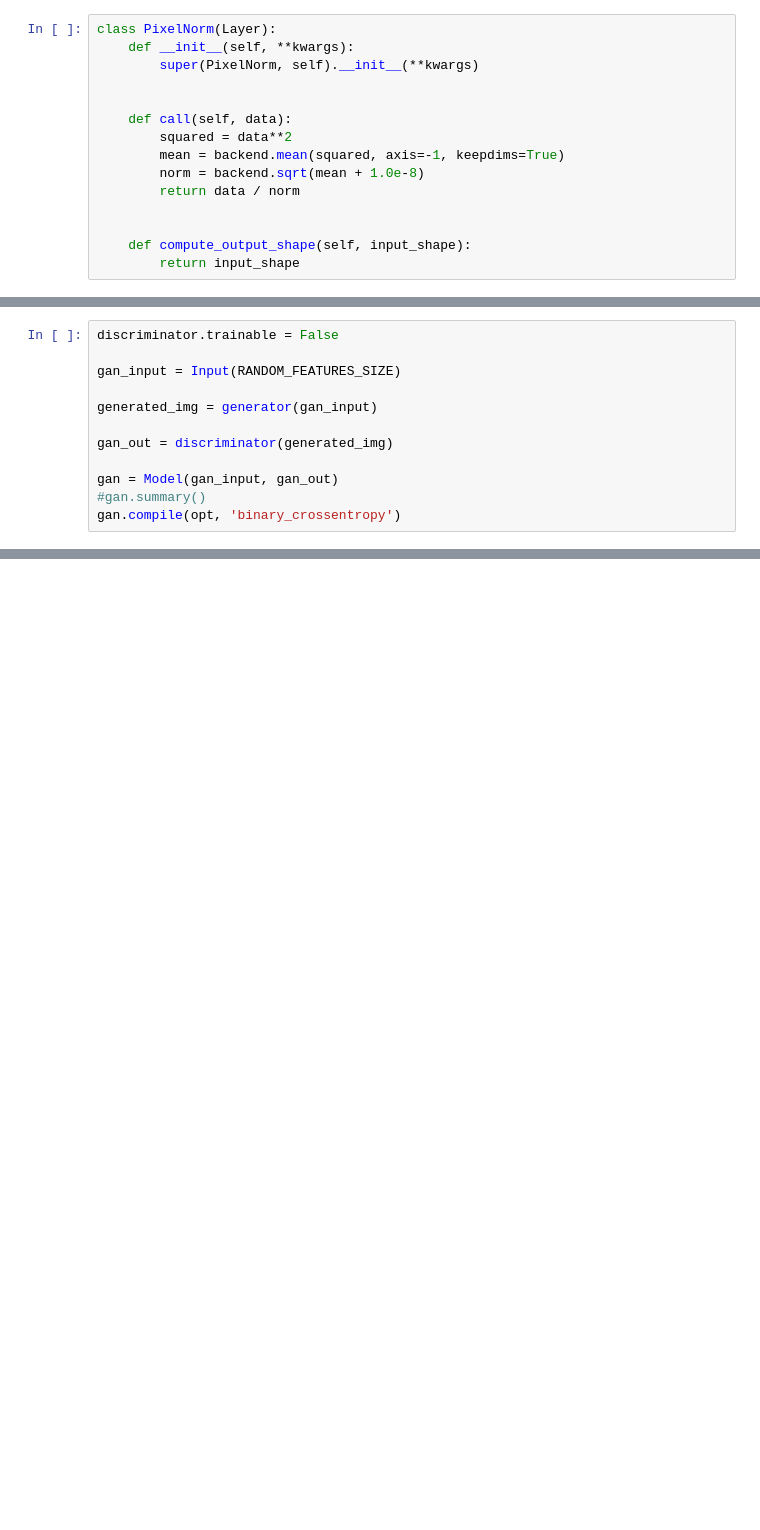
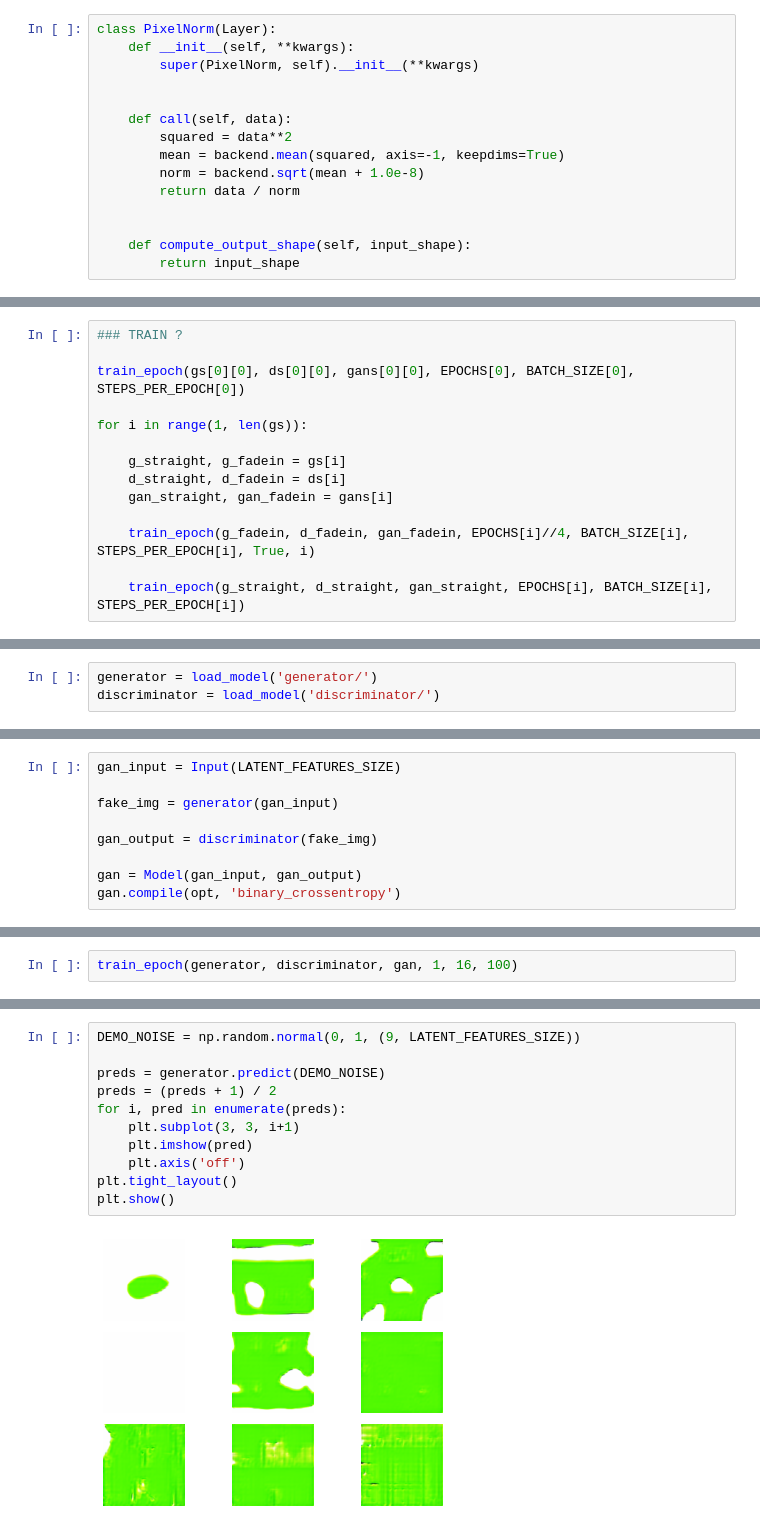
Before and after one commit to flash10042/Progressive-Gan, a Jupyter notebook: Tests.ipynb, the cells around one changed output, grey strips where cells are left out. Saved outputs shown, nothing was run; the diff lists cells and outputs as text; blank space fills up the shorter version.

Commit message:
Added models and examples

```diff
--- a/Tests.ipynb
+++ b/Tests.ipynb
@@ -146,0 +326,14 @@ discriminator.compile(opt, 'binary_crossentropy', ['accuracy'])
+# %%
+### TRAIN ?
+
+train_epoch(gs[0][0], ds[0][0], gans[0][0], EPOCHS[0], BATCH_SIZE[0], STEPS_PER_EPOCH[0])
+
+for i in range(1, len(gs)):
+
+    g_straight, g_fadein = gs[i]
+    d_straight, d_fadein = ds[i]
+    gan_straight, gan_fadein = gans[i]
+
+    train_epoch(g_fadein, d_fadein, gan_fadein, EPOCHS[i]//4, BATCH_SIZE[i], STEPS_PER_EPOCH[i], True, i)
+
+    train_epoch(g_straight, d_straight, gan_straight, EPOCHS[i], BATCH_SIZE[i], STEPS_PER_EPOCH[i])
@@ -146,0 +383,3 @@ discriminator.compile(opt, 'binary_crossentropy', ['accuracy'])
+# %%
+generator = load_model('generator/')
+discriminator = load_model('discriminator/')
@@ -147,12 +388,9 @@ discriminator.compile(opt, 'binary_crossentropy', ['accuracy'])
 # %%
-discriminator.trainable = False
+gan_input = Input(LATENT_FEATURES_SIZE)
 
-gan_input = Input(RANDOM_FEATURES_SIZE)
+fake_img = generator(gan_input)
 
-generated_img = generator(gan_input)
+gan_output = discriminator(fake_img)
 
-gan_out = discriminator(generated_img)
-
-gan = Model(gan_input, gan_out)
-#gan.summary()
+gan = Model(gan_input, gan_output)
 gan.compile(opt, 'binary_crossentropy')
@@ -209,0 +397,2 @@ KeyboardInterrupt:
+# %%
+train_epoch(generator, discriminator, gan, 1, 16, 100)
@@ -209,0 +401,13 @@ KeyboardInterrupt:
+# %%
+DEMO_NOISE = np.random.normal(0, 1, (9, LATENT_FEATURES_SIZE))
+
+preds = generator.predict(DEMO_NOISE)
+preds = (preds + 1) / 2
+for i, pred in enumerate(preds):
+    plt.subplot(3, 3, i+1)
+    plt.imshow(pred)
+    plt.axis('off')
+plt.tight_layout()
+plt.show()
+# %% [output]
+[figure, added]
```
Also changed, not shown: parts of 29 cells of this notebook, 17 other files.
